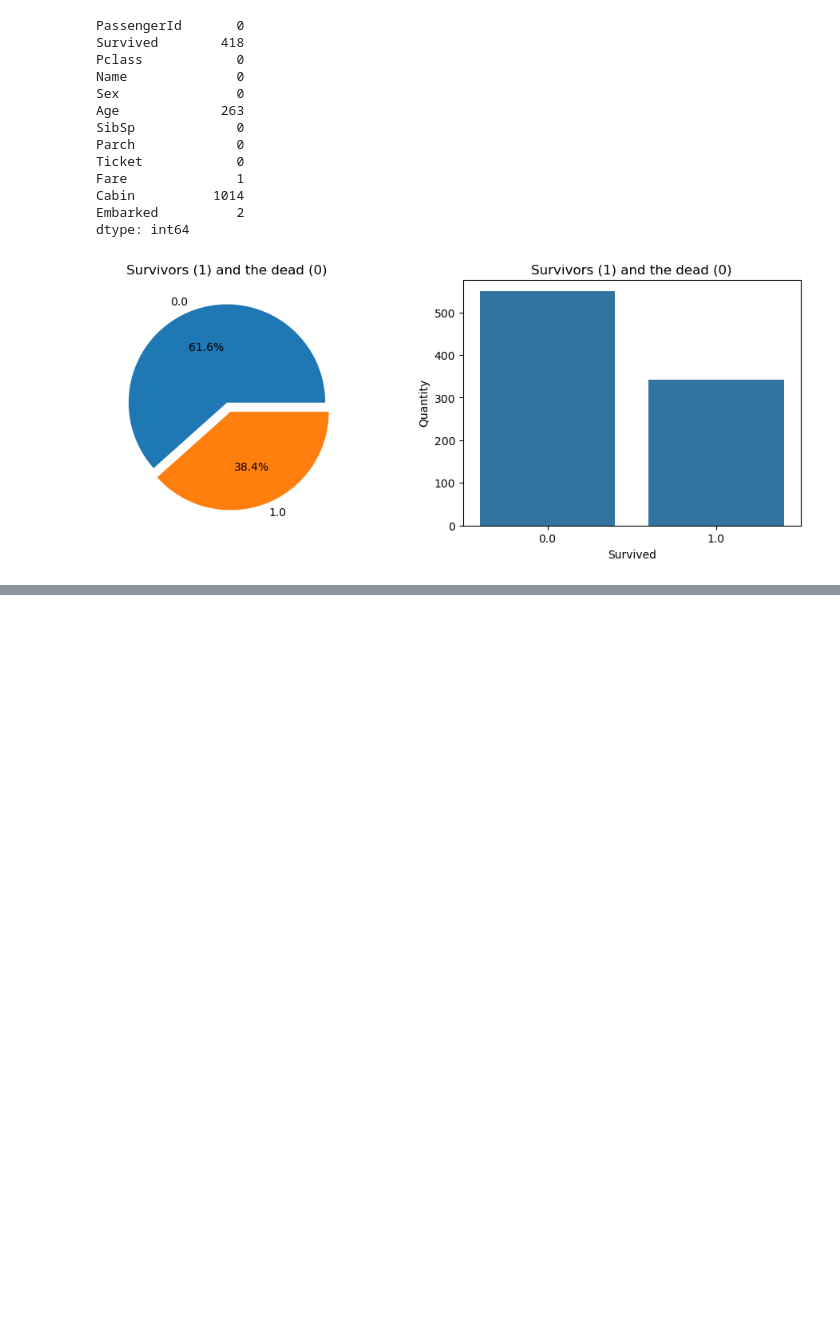
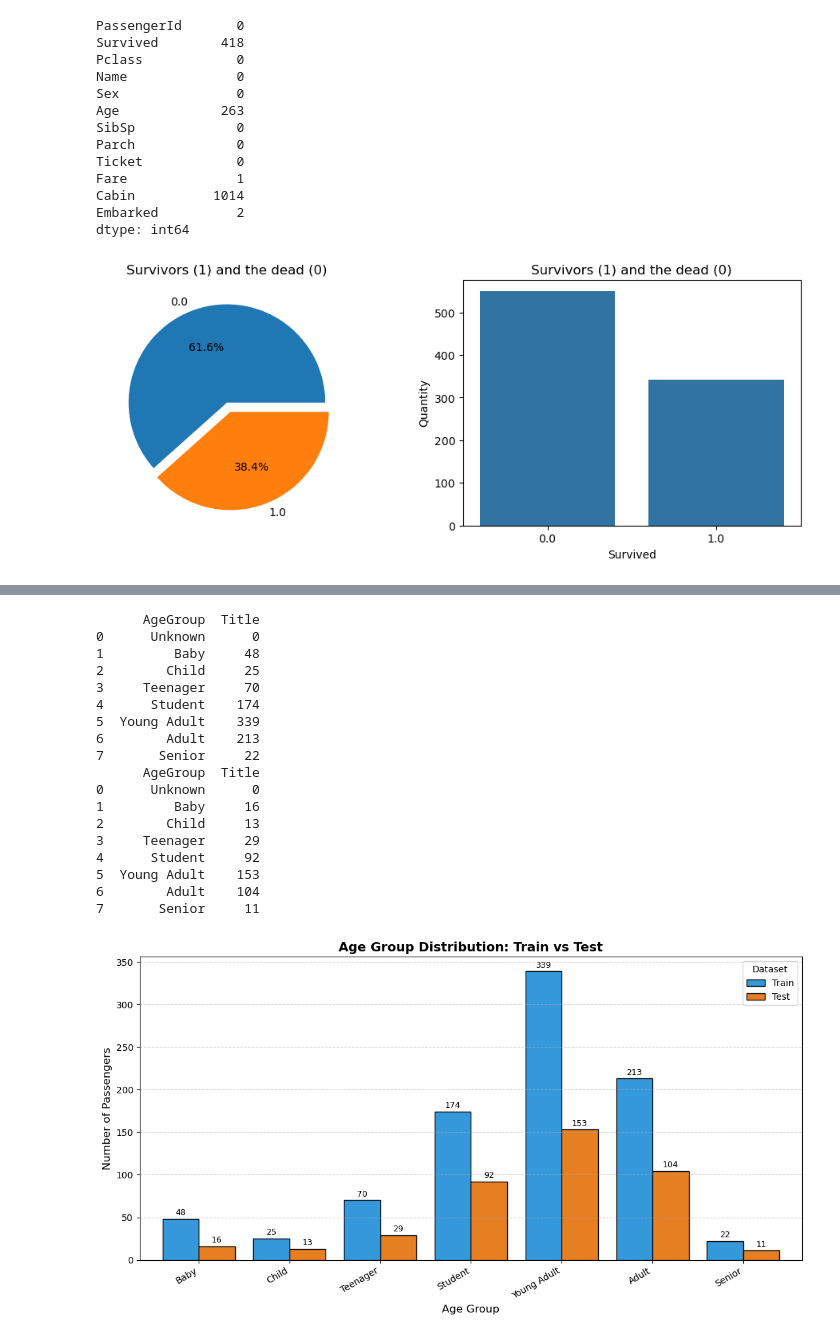
Before and after one commit to KiarieDenis/Titanic-survival-prediction, a Jupyter notebook: nb.ipynb, the cells around one changed output, grey strips where cells are left out. Saved outputs shown, nothing was run; the diff lists cells and outputs as text; code cells hidden in the pictures; blank space fills up the shorter version.

```diff
--- a/nb.ipynb
+++ b/nb.ipynb
@@ -39,0 +86,13 @@ plt.show()
+# %%
+"""There are missing values in the Embarked feature. For that, we will replace the NULL values with 'S' as the number of Embarks for 'S' are higher than the other two."""
+train = train.fillna({"Embarked": "S"})
+
+# sort the ages into logical categories
+import numpy as np
+train["Age"] = train["Age"].fillna(-0.5)
+test["Age"] = test["Age"].fillna(-0.5)
+bins = [-1, 0, 5, 12, 18, 24, 35, 60, np.inf]
+labels = ['Unknown', 'Baby', 'Child', 'Teenager',
+          'Student', 'Young Adult', 'Adult', 'Senior']
+train['AgeGroup'] = pd.cut(train["Age"], bins, labels=labels)
+test['AgeGroup'] = pd.cut(test["Age"], bins, labels=labels)
@@ -39,0 +133,64 @@ plt.show()
+# %%
+# Now using the title information we can fill in the missing age values.
+age_title_mapping = {1: "Young Adult", 2: "Student",
+                     3: "Adult", 4: "Baby", 5: "Adult", 6: "Adult"}
+
+# --- Train ---
+mask = train["AgeGroup"] == "Unknown"
+train.loc[mask, "AgeGroup"] = train.loc[mask, "Title"].map(age_title_mapping)
+
+# --- Test ---
+mask = test["AgeGroup"] == "Unknown"
+test.loc[mask, "AgeGroup"] = test.loc[mask, "Title"].map(age_title_mapping)
+
+print(train[['AgeGroup', 'Title']].groupby(['AgeGroup'], as_index=False).count())
+print(test[['AgeGroup', 'Title']].groupby(['AgeGroup'], as_index=False).count())
+
+# Build a comparison DataFrame
+train_counts = train["AgeGroup"].value_counts().sort_index()
+test_counts  = test["AgeGroup"].value_counts().sort_index()
+
+age_order = ["Baby", "Child", "Teenager", "Student",
+             "Young Adult", "Adult", "Senior"]
+
+compare = pd.DataFrame({
+    "Train": train_counts.reindex(age_order, fill_value=0),
+    "Test":  test_counts.reindex(age_order, fill_value=0),
+})
+
+ax = compare.plot(kind="bar", figsize=(11, 6),
+                  color=["#3498db", "#e67e22"],
+                  edgecolor="black", width=0.8)
+
+# Add value labels
+for container in ax.containers:
+    ax.bar_label(container, fontsize=9, padding=2)
+
+plt.title("Age Group Distribution: Train vs Test", fontsize=14, fontweight="bold")
+plt.xlabel("Age Group", fontsize=12)
+plt.ylabel("Number of Passengers", fontsize=12)
+plt.xticks(rotation=30, ha="right")
+plt.grid(axis="y", linestyle="--", alpha=0.6)
+plt.legend(title="Dataset")
+plt.tight_layout()
+plt.show()
+# %% [output]
+      AgeGroup  Title
+0      Unknown      0
+1         Baby     48
+2        Child     25
+3     Teenager     70
+4      Student    174
+5  Young Adult    339
+6        Adult    213
+7       Senior     22
+      AgeGroup  Title
+0      Unknown      0
+1         Baby     16
+2        Child     13
+3     Teenager     29
+4      Student     92
+5  Young Adult    153
+6        Adult    104
+7       Senior     11
+[figure, added]
```
Also changed, not shown: parts of 15 cells of this notebook.
